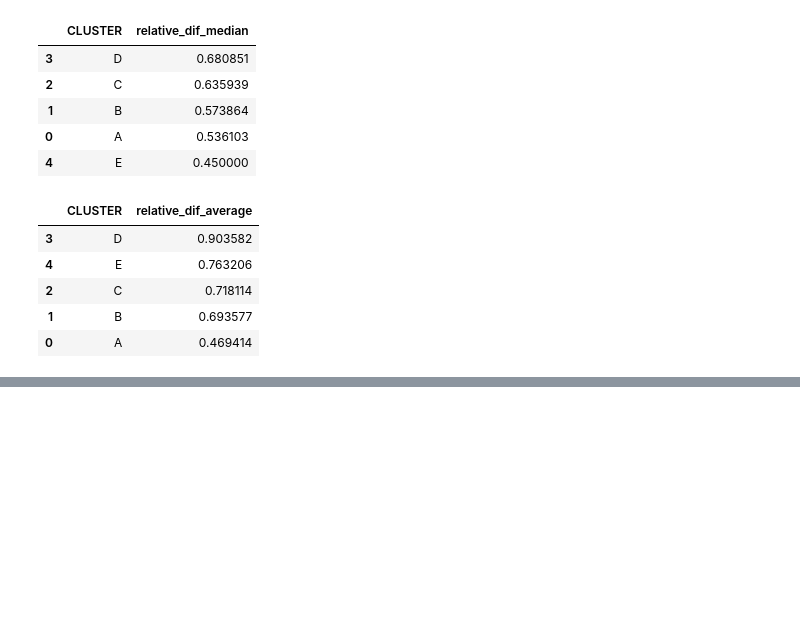
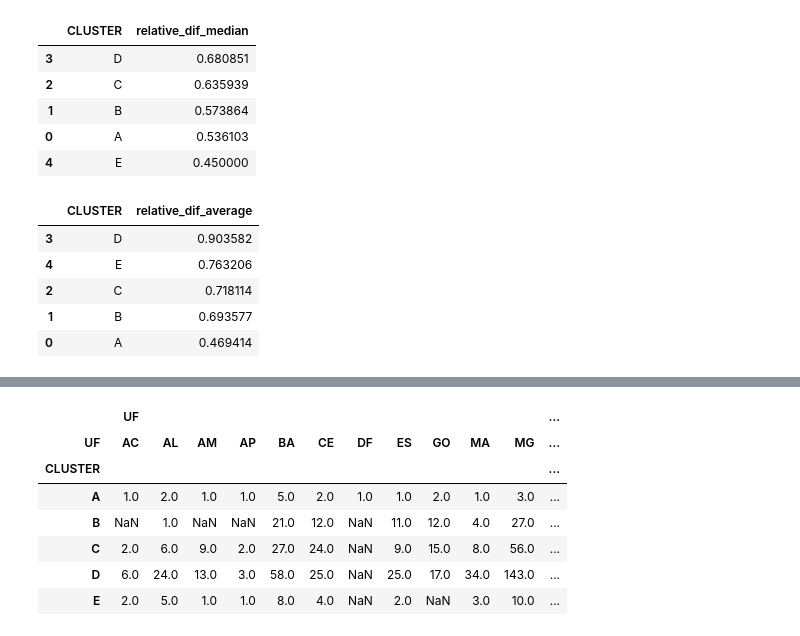
Before and after one commit to mirianbatista/covid-fatores, a Jupyter notebook: verao_covid.ipynb, the cells around one changed output, grey strips where cells are left out. Saved outputs shown, nothing was run; the diff lists cells and outputs as text; code cells hidden in the pictures; blank space fills up the shorter version.

```diff
--- a/verao_covid.ipynb
+++ b/verao_covid.ipynb
@@ -168,0 +185,11 @@ aumento_considerando_populacao[["CLUSTER","relative_dif_average"]]
+# %%
+covid_tur_aumento_categorias.groupby('CLUSTER')['UF'].value_counts().to_frame().unstack()
+# %% [output]
+|  | UF |  |  |  |  |  |  |  |  |  |  | ... |
+| UF | AC | AL | AM | AP | BA | CE | DF | ES | GO | MA | MG | ... |
+| CLUSTER |  |  |  |  |  |  |  |  |  |  |  | ... |
+| A | 1.0 | 2.0 | 1.0 | 1.0 | 5.0 | 2.0 | 1.0 | 1.0 | 2.0 | 1.0 | 3.0 | ... |
+| B | NaN | 1.0 | NaN | NaN | 21.0 | 12.0 | NaN | 11.0 | 12.0 | 4.0 | 27.0 | ... |
+| C | 2.0 | 6.0 | 9.0 | 2.0 | 27.0 | 24.0 | NaN | 9.0 | 15.0 | 8.0 | 56.0 | ... |
+| D | 6.0 | 24.0 | 13.0 | 3.0 | 58.0 | 25.0 | NaN | 25.0 | 17.0 | 34.0 | 143.0 | ... |
+| E | 2.0 | 5.0 | 1.0 | 1.0 | 8.0 | 4.0 | NaN | 2.0 | NaN | 3.0 | 10.0 | ... |
```
Also changed, not shown: parts of 5 cells of this notebook.
